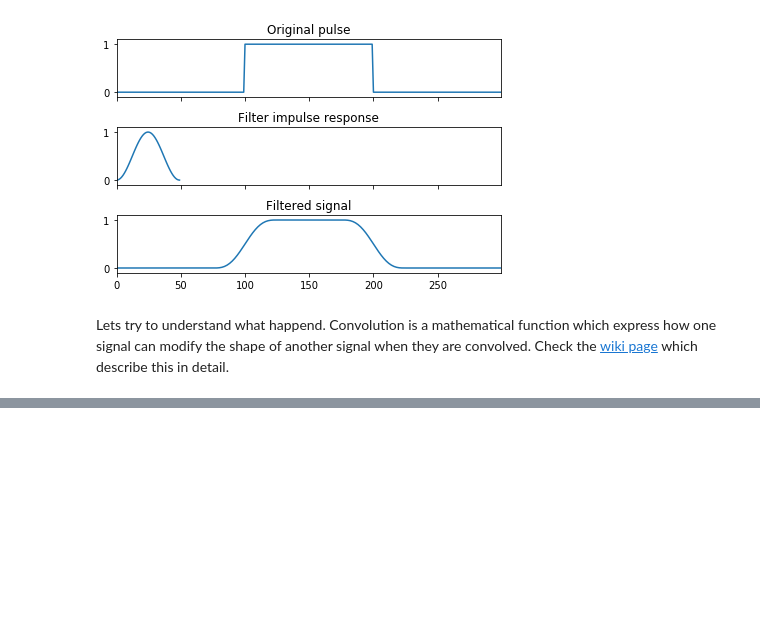
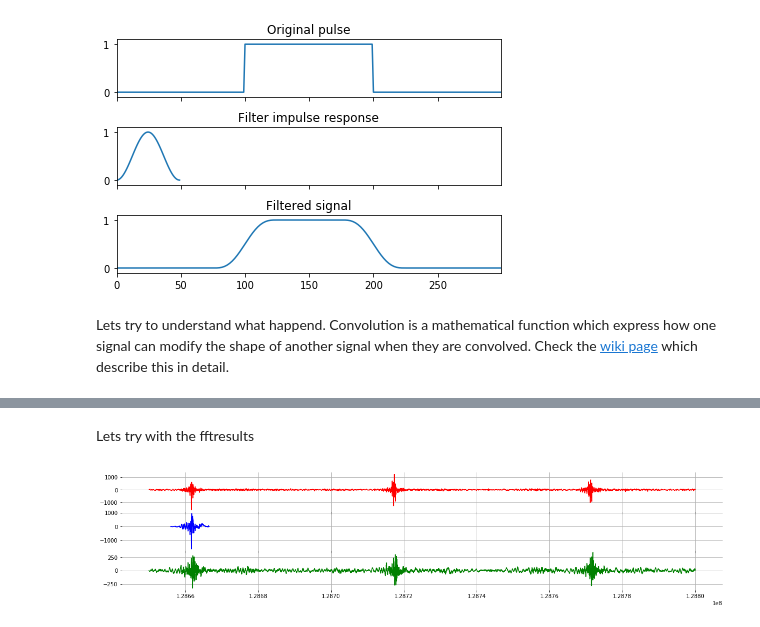
Before and after one commit to DataSEARCH-UOM/cricket_analytics, a Jupyter notebook: scripts/capture_patterns-fft-convolution.ipynb, the cells around one changed output, grey strips where cells are left out. Cells and saved outputs as stored; diff of their text form; code cells hidden in the pictures; blank space fills up the shorter version.

```diff
--- a/scripts/capture_patterns-fft-convolution.ipynb
+++ b/scripts/capture_patterns-fft-convolution.ipynb
@@ -335,0 +386,3 @@ This image from [wikipedia](https://upload.wikimedia.org/wikipedia/commons/2/21/
+# %%
+dfS['isfftx']=isfftx.T
+dfS.head()
@@ -335,0 +401,21 @@ This image from [wikipedia](https://upload.wikimedia.org/wikipedia/commons/2/21/
+# %% [markdown]
+Lets try with the fftresults
+# %%
+sig = dfS['isfftx']
+win = dfP['x']
+time= dfS['time']
+filtered = signal.convolve(sig, win, mode='same') / sum(win)
+
+fig, (ax_orig,ax_win,ax_filt) = plt.subplots(nrows=3, sharex=True, subplot_kw=dict(frameon=False),figsize=[20,4]) # frameon=False removes frames
+
+plt.subplots_adjust(hspace=.0)
+ax_orig.grid()
+ax_win.grid()
+ax_filt.grid()
+
+ax_orig.plot(time, sig, color='r')
+ax_win.plot(dfP['time'], win, color='b')
+ax_filt.plot(time,filtered,color='g')
+fig.show()
+# %% [output]
+[figure, added]
```
Also changed, not shown: parts of 26 cells of this notebook.
